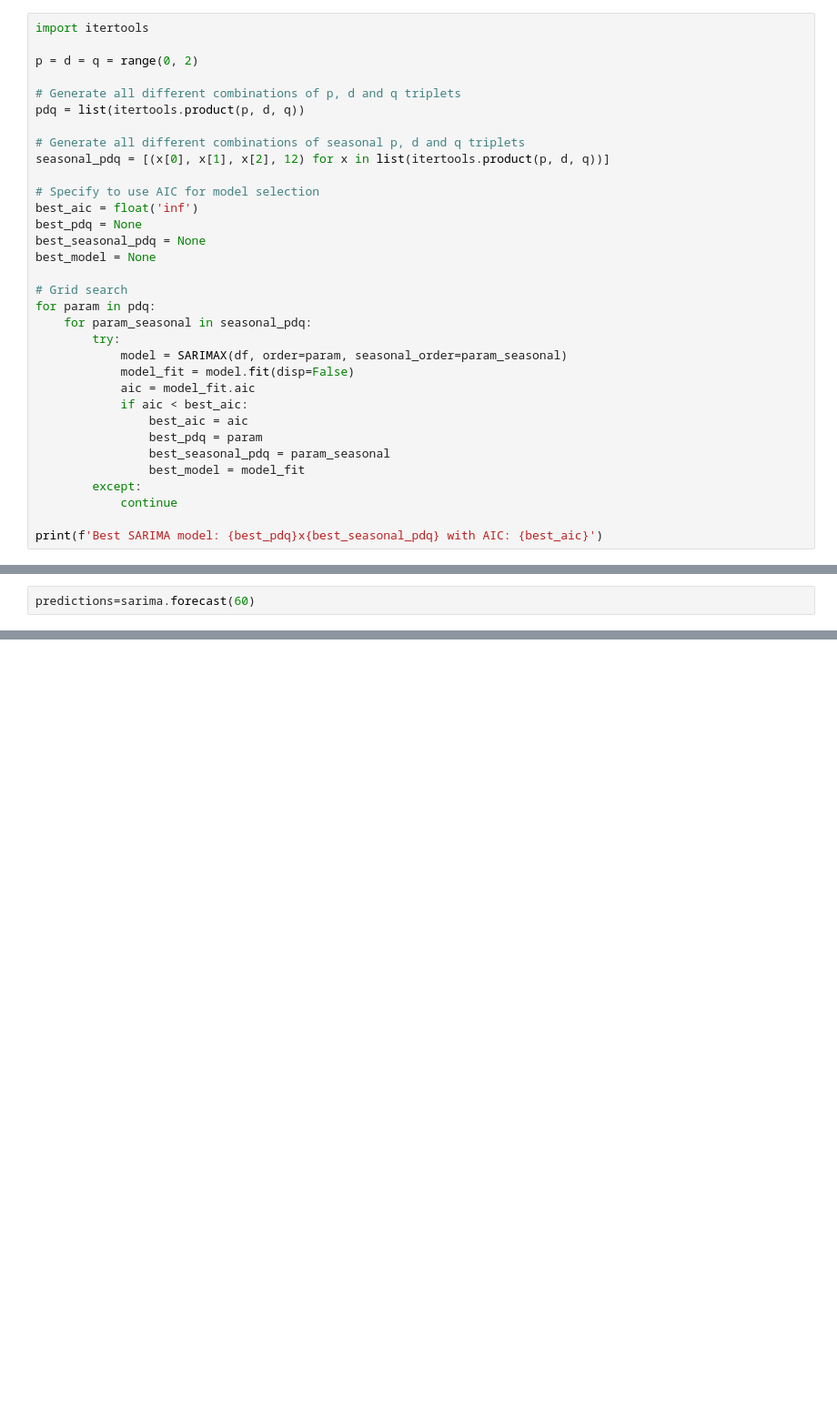
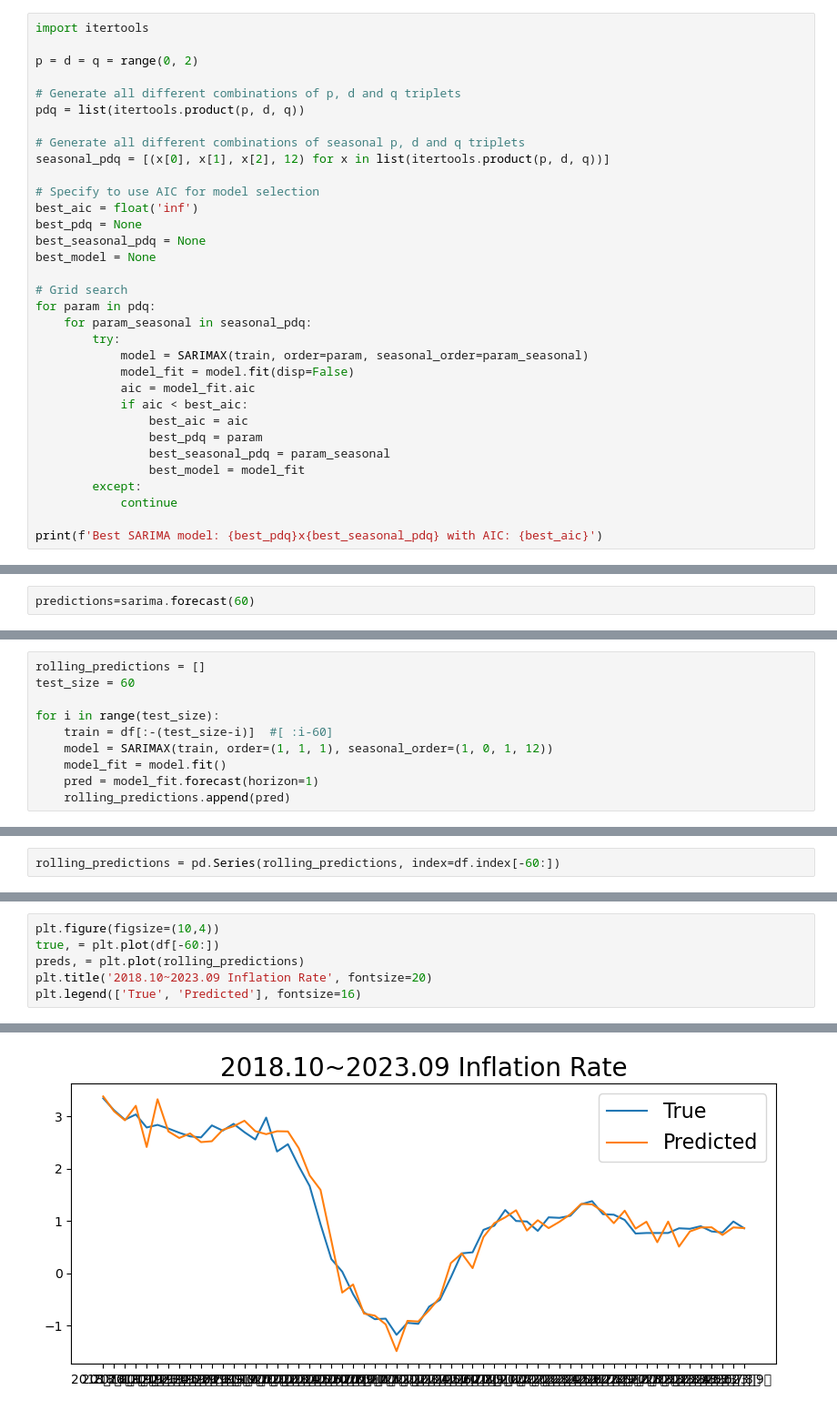
Before and after one commit to JulyAug/Assignment, a Jupyter notebook: Inflation Rate of Macao.ipynb, the cells around one changed output, grey strips where cells are left out. Shown at 91% size. Cells and saved outputs as stored; diff of their text form; blank space fills up the shorter version.

```diff
--- a/Inflation Rate of Macao.ipynb
+++ b/Inflation Rate of Macao.ipynb
@@ -406,7 +372,7 @@ best_model = None
 for param in pdq:
     for param_seasonal in seasonal_pdq:
         try:
-            model = SARIMAX(df, order=param, seasonal_order=param_seasonal)
+            model = SARIMAX(train, order=param, seasonal_order=param_seasonal)
             model_fit = model.fit(disp=False)
             aic = model_fit.aic
             if aic < best_aic:
@@ -501,0 +472,10 @@ Test RMSE: 1.215
+# %%
+rolling_predictions = []
+test_size = 60
+
+for i in range(test_size):
+    train = df[:-(test_size-i)]  #[ :i-60]
+    model = SARIMAX(train, order=(1, 1, 1), seasonal_order=(1, 0, 1, 12))
+    model_fit = model.fit()
+    pred = model_fit.forecast(horizon=1)
+    rolling_predictions.append(pred)
@@ -501,0 +592,2 @@ Test RMSE: 1.215
+# %%
+rolling_predictions = pd.Series(rolling_predictions, index=df.index[-60:])
@@ -501,0 +614,7 @@ Test RMSE: 1.215
+# %%
+plt.figure(figsize=(10,4))
+true, = plt.plot(df[-60:])
+preds, = plt.plot(rolling_predictions)
+plt.title('2018.10~2023.09 Inflation Rate', fontsize=20)
+plt.legend(['True', 'Predicted'], fontsize=16)
+# %% [output]
@@ -501,0 +622 @@ Test RMSE: 1.215
+[figure, added]
```
Also changed, not shown: parts of 18 cells of this notebook.
